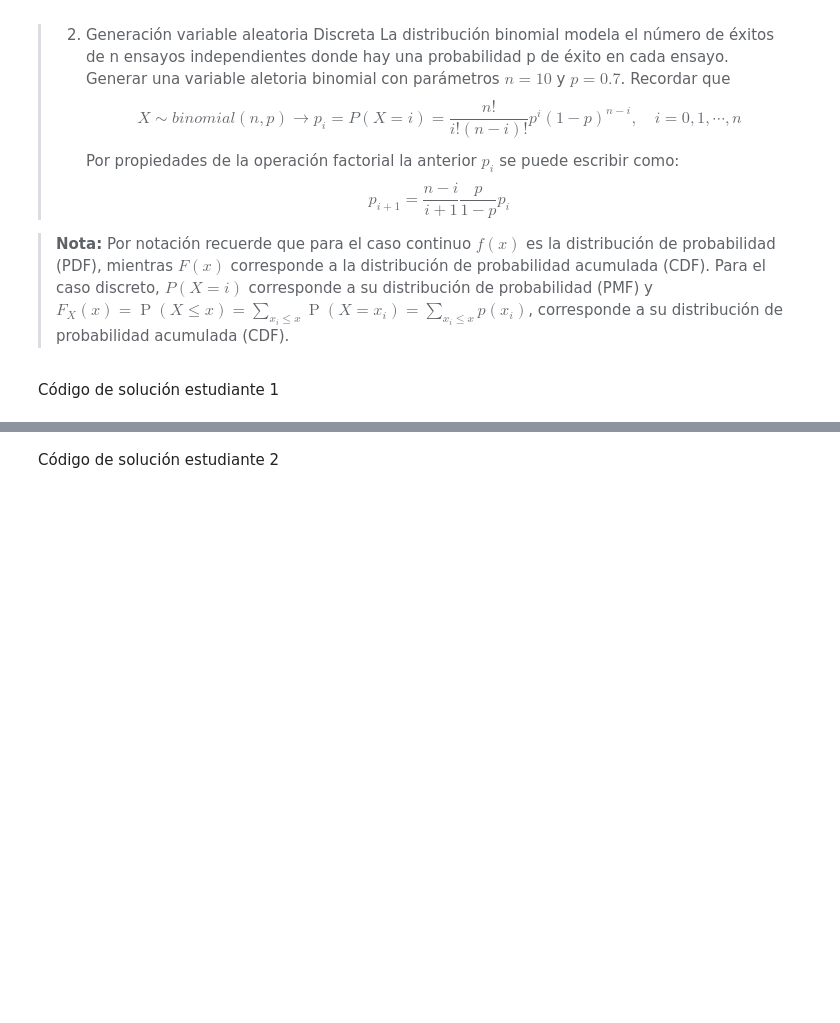
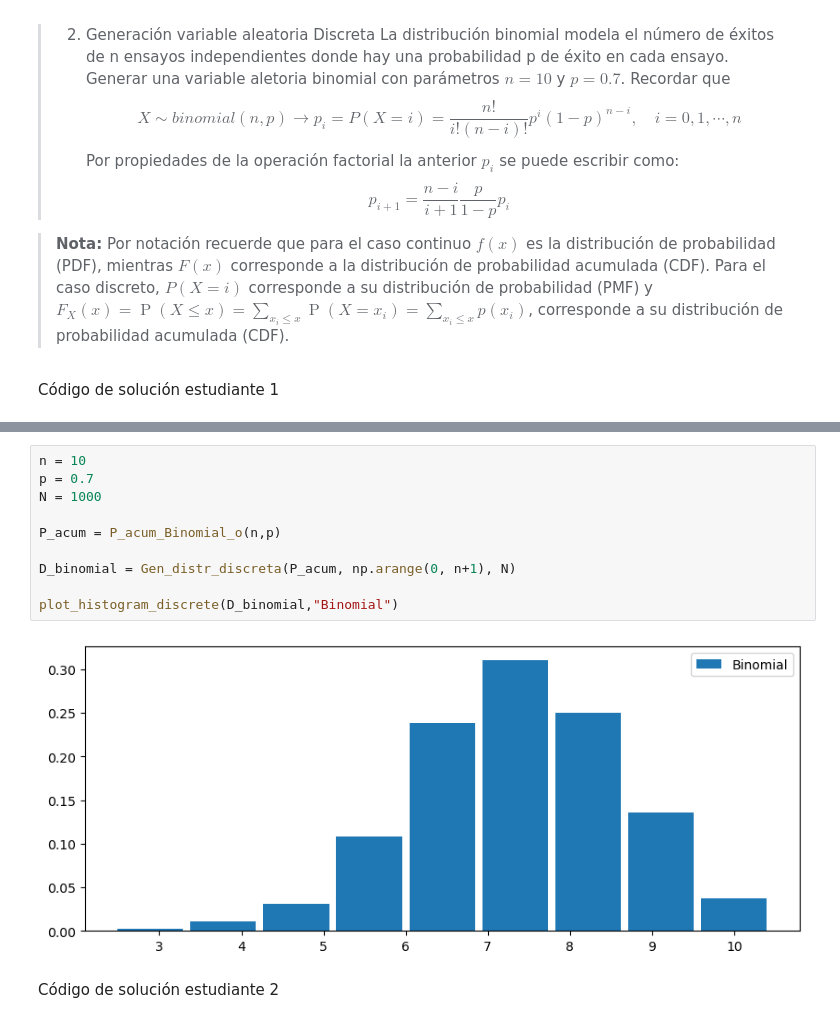
Before and after one commit to MichVT/ProyectoConjunto_MValadez_MValenzuela, a Jupyter notebook: ProyectoConjunto_MValadez_MValenzuela.ipynb, the cells around one changed output, grey strips where cells are left out. Saved outputs shown, nothing was run; the diff lists cells and outputs as text; blank space fills up the shorter version.

```diff
--- a/ProyectoConjunto_MValadez_MValenzuela.ipynb
+++ b/ProyectoConjunto_MValadez_MValenzuela.ipynb
@@ -44,3 +102,15 @@ Código de solución estudiante 1
+# %%
+n = 10
+p = 0.7
+N = 1000
+
+P_acum = P_acum_Binomial_o(n,p)
+
+D_binomial = Gen_distr_discreta(P_acum, np.arange(0, n+1), N)
+
+plot_histogram_discrete(D_binomial,"Binomial")
+# %% [output]
+[figure, added]
 # %% [markdown]
 Código de solución estudiante 2
 # %%
```
Also changed, not shown: parts of 11 cells of this notebook.
